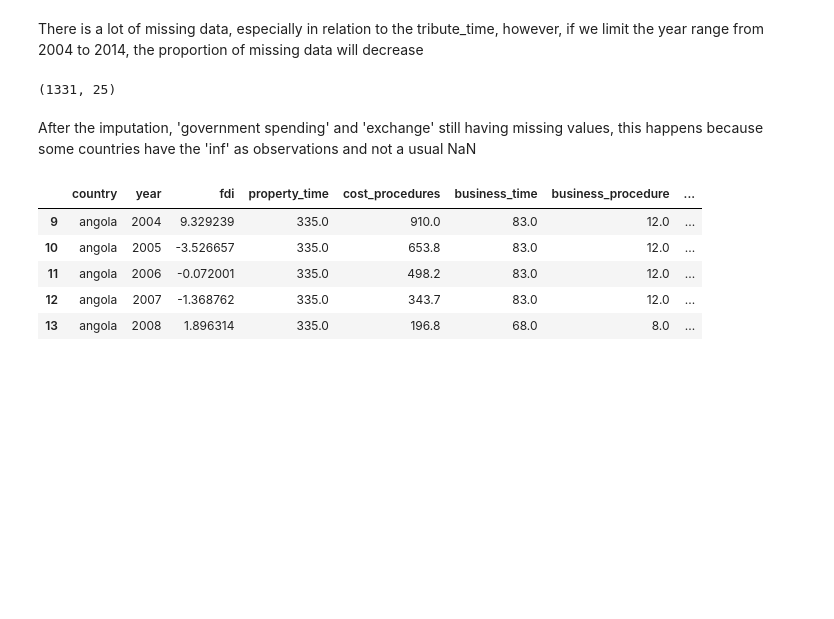
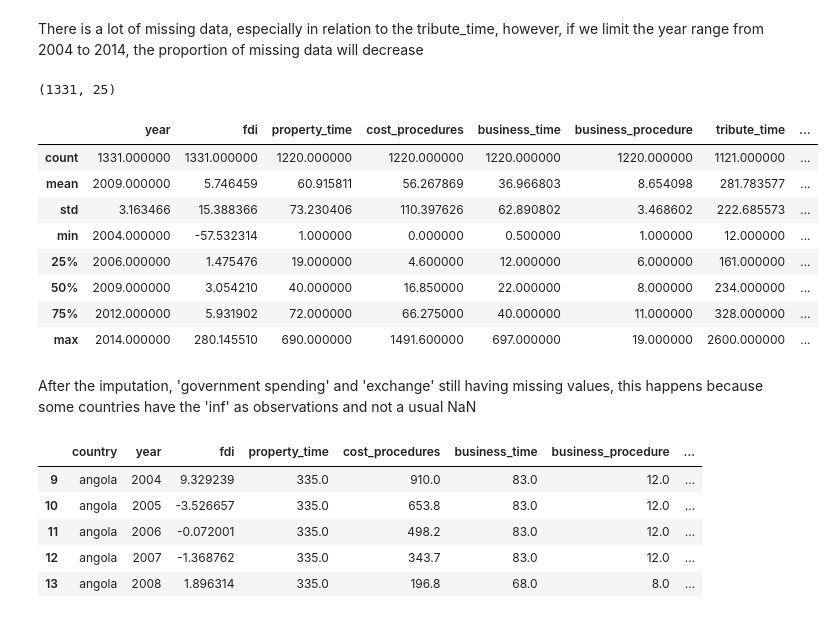
Before and after one commit to joaosilvafelix19/pred_se_ml, a Jupyter notebook: regressions_MAPE.ipynb, the cells around one changed output. Cells and saved outputs as stored; diff of their text form; code cells hidden in the pictures; blank space fills up the shorter version.

```diff
--- a/regressions_MAPE.ipynb
+++ b/regressions_MAPE.ipynb
@@ -95,6 +95,18 @@ df = df[(df['year']>=2004) & (df['year'] <= 2014)]
 df.shape
 # %% [output]
 (1331, 25)
+# %%
+df.describe()
+# %% [output]
+|  | year | fdi | property_time | cost_procedures | business_time | business_procedure | tribute_time | ... |
+| count | 1331.000000 | 1331.000000 | 1220.000000 | 1220.000000 | 1220.000000 | 1220.000000 | 1121.000000 | ... |
+| mean | 2009.000000 | 5.746459 | 60.915811 | 56.267869 | 36.966803 | 8.654098 | 281.783577 | ... |
+| std | 3.163466 | 15.388366 | 73.230406 | 110.397626 | 62.890802 | 3.468602 | 222.685573 | ... |
+| min | 2004.000000 | -57.532314 | 1.000000 | 0.000000 | 0.500000 | 1.000000 | 12.000000 | ... |
+| 25% | 2006.000000 | 1.475476 | 19.000000 | 4.600000 | 12.000000 | 6.000000 | 161.000000 | ... |
+| 50% | 2009.000000 | 3.054210 | 40.000000 | 16.850000 | 22.000000 | 8.000000 | 234.000000 | ... |
+| 75% | 2012.000000 | 5.931902 | 72.000000 | 66.275000 | 40.000000 | 11.000000 | 328.000000 | ... |
+| max | 2014.000000 | 280.145510 | 690.000000 | 1491.600000 | 697.000000 | 19.000000 | 2600.000000 | ... |
 # %%
 # Proportion of missing data by country in the column 'unemployment' since it's the variable with the biggest proportion of missing data
 missing_by_country = df.groupby('country')['unemployment'].apply(lambda x: x.isnull().sum() / x.count()).sort_values(ascending=False)
```
